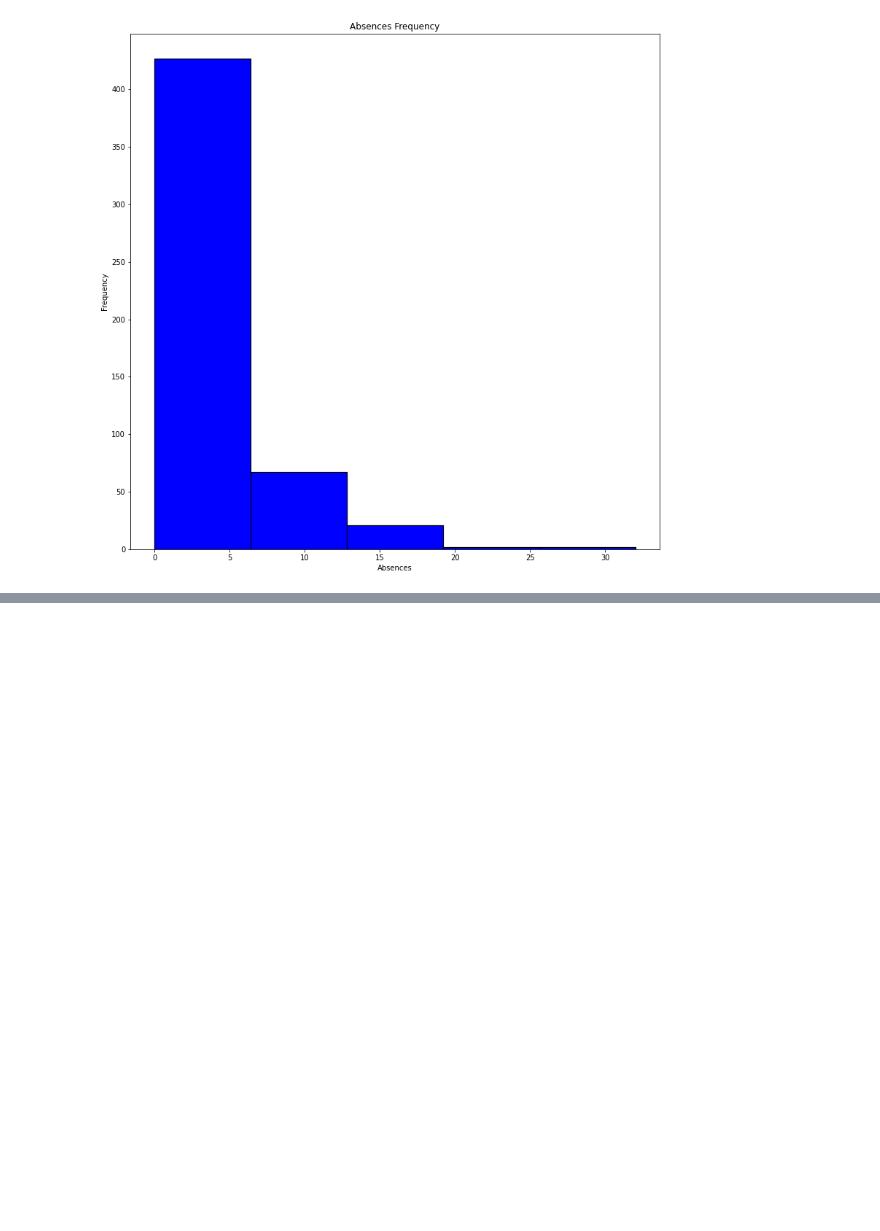
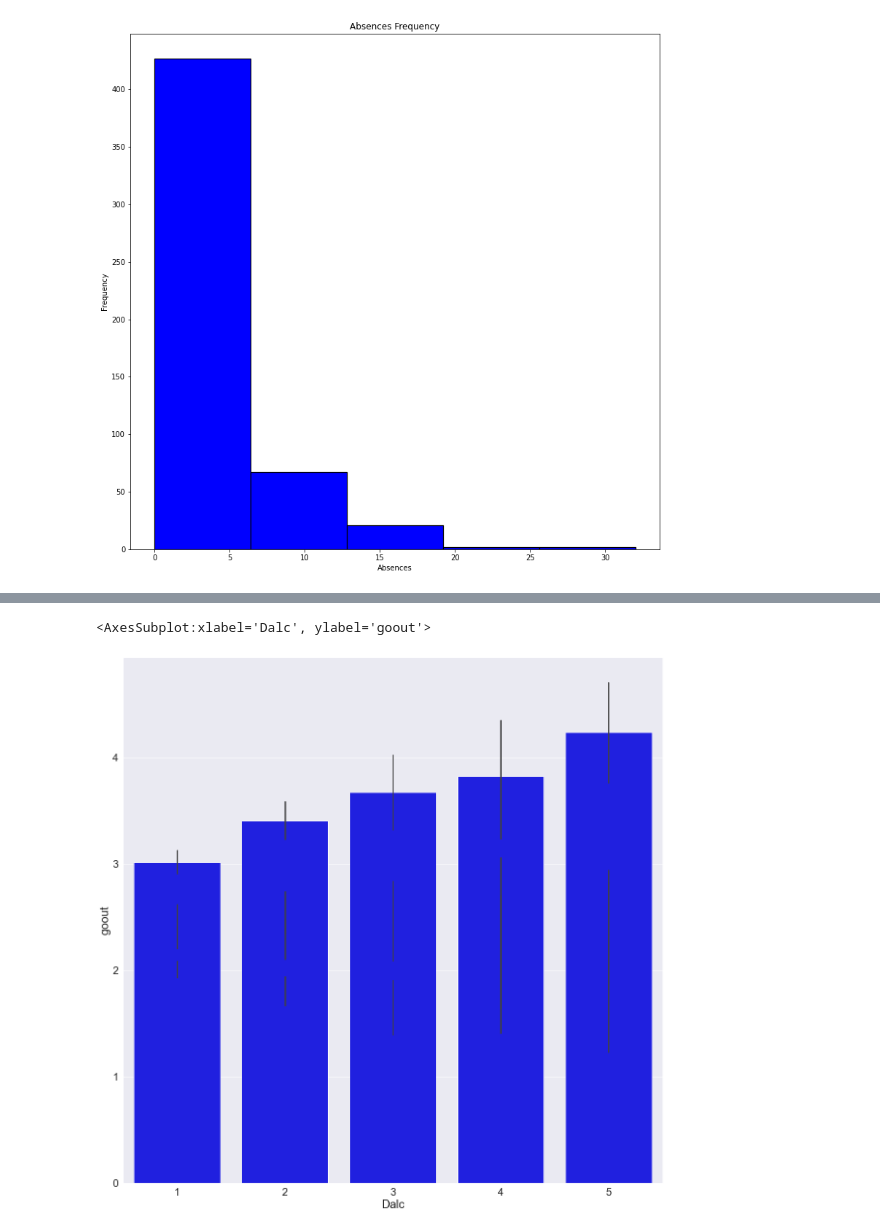
Before and after one commit to GabrielSolomonHolland/data-science-final, a Jupyter notebook: data-science-final.ipynb, the cells around one changed output, grey strips where cells are left out. Saved outputs shown, nothing was run; the diff lists cells and outputs as text; code cells hidden in the pictures; blank space fills up the shorter version.

```diff
--- a/data-science-final.ipynb
+++ b/data-science-final.ipynb
@@ -613,0 +624,7 @@ sns.
+# %%
+#sns bar plot of medu, fedu, studytime, goout
+sns.set(style="darkgrid",rc = {'figure.figsize':(20,20)},font_scale=2)
+sns.barplot(x="Dalc", y="Medu", data=working_df, color='blue')
+# %% [output]
+<AxesSubplot:xlabel='Dalc', ylabel='goout'>
+[figure, added]
```
Also changed, not shown: parts of 7 cells of this notebook, 10 other files.
